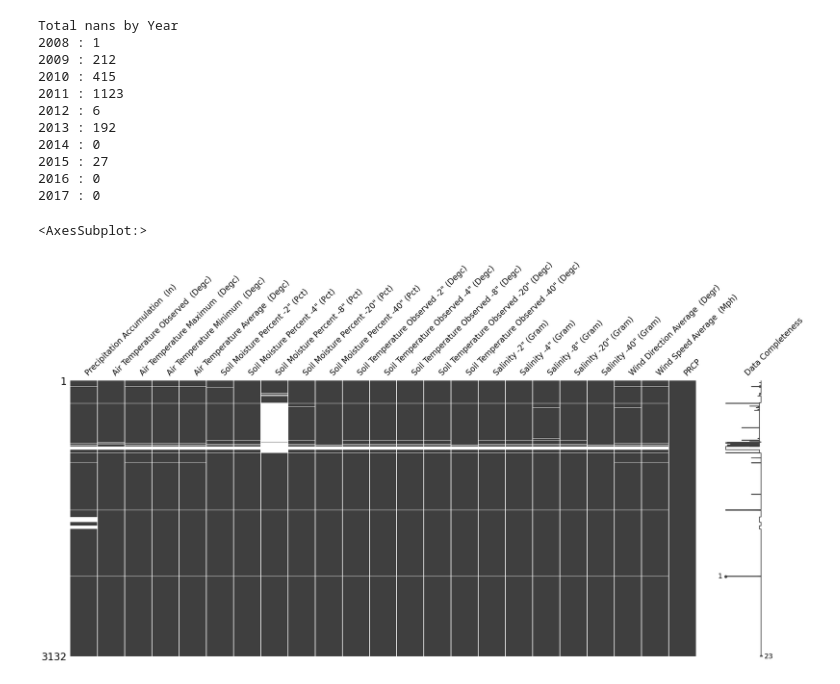
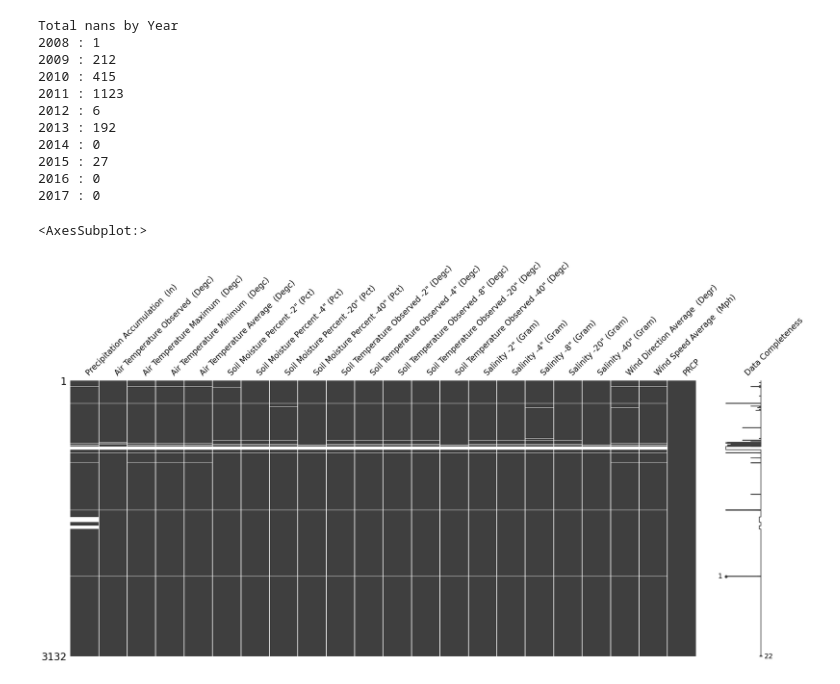
Before and after one commit to bigdog3626/Drought-Detection-Modeling, a Jupyter notebook: Data-Preprocessors.ipynb, the cells around one changed output. Drawn from its saved outputs; the diff is of its cells as text; code cells hidden in the pictures.

```diff
--- a/Data-Preprocessors.ipynb
+++ b/Data-Preprocessors.ipynb
@@ -185,10 +185,12 @@ Total nans by Year
 2015 : 27
 2016 : 0
 2017 : 0
+# %%
+labeled_df = labeled_df.drop(['Soil Moisture Percent -8" (Pct)'],axis=1)
 # %%
-msno.matrix(labeled_df.drop(['day','year','month'], axis=1), labels=True)
+msno.matrix(labeled_df.drop(['day','year','month',], axis=1), labels=True)
 # %% [output]
 <AxesSubplot:>
-[figure, old version]
+[figure, new version]
 # %%
 df = labeled_df
```
Also changed, not shown: parts of 6 cells of this notebook, 22 other files.
